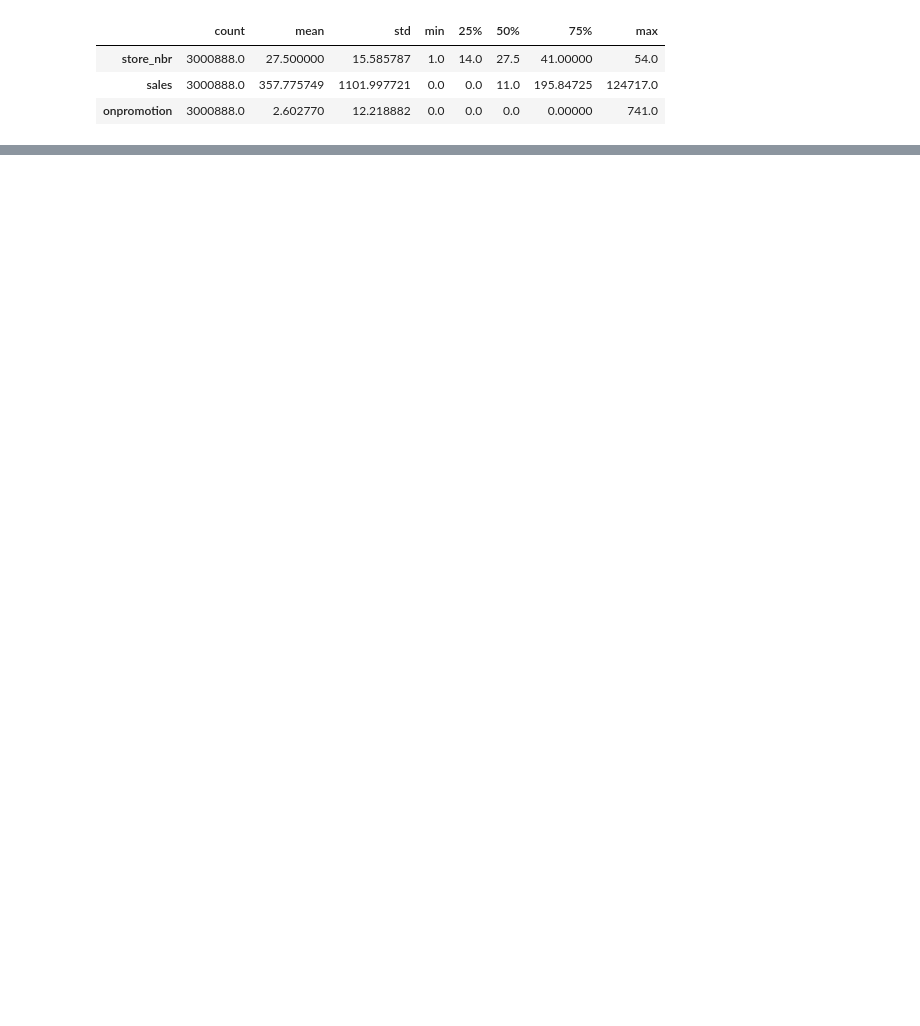
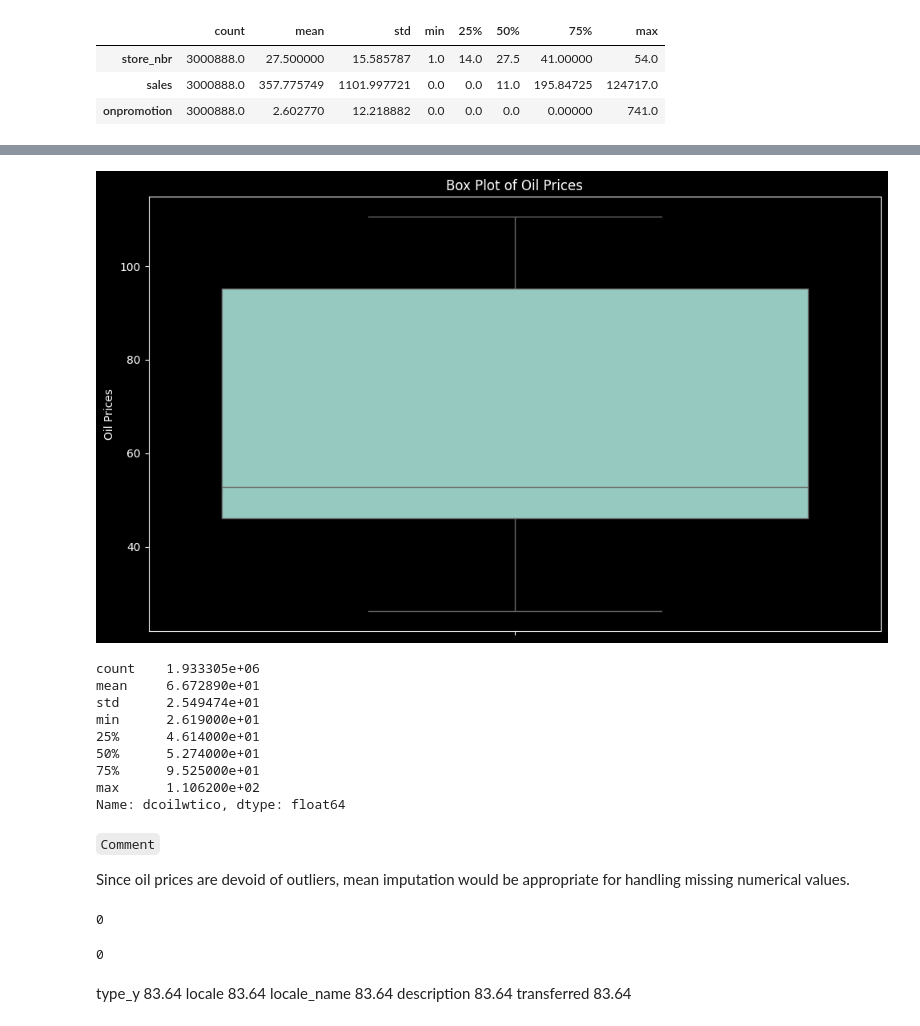
Before and after one commit to worlakuma/Time_Series_Analysis, a Jupyter notebook: Notebook/TS_Forecasting_Project.ipynb, the cells around one changed output, grey strips where cells are left out. Saved outputs shown, nothing was run; the diff lists cells and outputs as text; code cells hidden in the pictures; blank space fills up the shorter version.

```diff
--- a/Notebook/TS_Forecasting_Project.ipynb
+++ b/Notebook/TS_Forecasting_Project.ipynb
@@ -779,0 +1035,9 @@ df_train_eda.describe(include='object').T
+# %%
+# Merge train_data with stores_df based on 'store_nbr' column
+merged_df1 = pd.merge(df_train_eda, df_stores, on='store_nbr', how='left')
+
+# Display a info of the dataframe
+merged_df1.info()
+
+# Display the first 5 rows of the merged dataframe to verify the merge operation
+merged_df1.head()
@@ -779,0 +1146,15 @@ df_train_eda.describe(include='object').T
+# %%
+# Merge merged_df3 with df_holidays based on 'date' column
+train_df = merged_df3.merge(df_holidays, on='date', how='left')
+
+# Check for duplicate dates in train_df
+duplicate_count = train_df.duplicated(subset='date', keep=False).sum()
+
+# Display the duplicate dates
+print(f"Number of duplicated dates is: {duplicate_count}\n")
+
+# Display a info of the dataframe
+train_df.info()
+
+# Display the first 5 rows of the merged dataframe to verify the merge operation
+train_df.head()
@@ -779,0 +1234,4 @@ df_train_eda.describe(include='object').T
+# %%
+# Renaming the columns with the approapriate names
+train_df  = train_df.rename(columns={"type_x": "store_type", "type_y": "holiday_type"})
+train_df .head()
@@ -779,0 +1256,36 @@ df_train_eda.describe(include='object').T
+# %%
+# Create a box plot for the 'dcoilwtico' column
+plt.figure(figsize=(10, 6))
+sns.boxplot(data=train_df, y='dcoilwtico')
+
+# Add title and labels
+plt.title('Box Plot of Oil Prices')
+plt.ylabel('Oil Prices')
+
+# Show plot
+plt.tight_layout()
+plt.show()
+
+# Display summary statistics of Oil Prices
+train_df['dcoilwtico'].describe()
+# %% [output]
+[figure, added]
+count    1.933305e+06
+mean     6.672890e+01
+std      2.549474e+01
+min      2.619000e+01
+25%      4.614000e+01
+50%      5.274000e+01
+75%      9.525000e+01
+max      1.106200e+02
+Name: dcoilwtico, dtype: float64
+# %% [markdown]
+`Comment`
+
+Since oil prices are devoid of outliers, mean imputation would be appropriate for handling missing numerical values.
+# %%
+duplicate_count = train_df.duplicated().sum()
+
+duplicate_count
+# %% [output]
+0
@@ -779,0 +1295,10 @@ df_train_eda.describe(include='object').T
+# %%
+train_df['dcoilwtico'].isna().sum()
+# %% [output]
+0
+# %% [markdown]
+type_y          83.64
+locale          83.64
+locale_name     83.64
+description     83.64
+transferred     83.64
```
Also changed, not shown: parts of 52 cells of this notebook.
